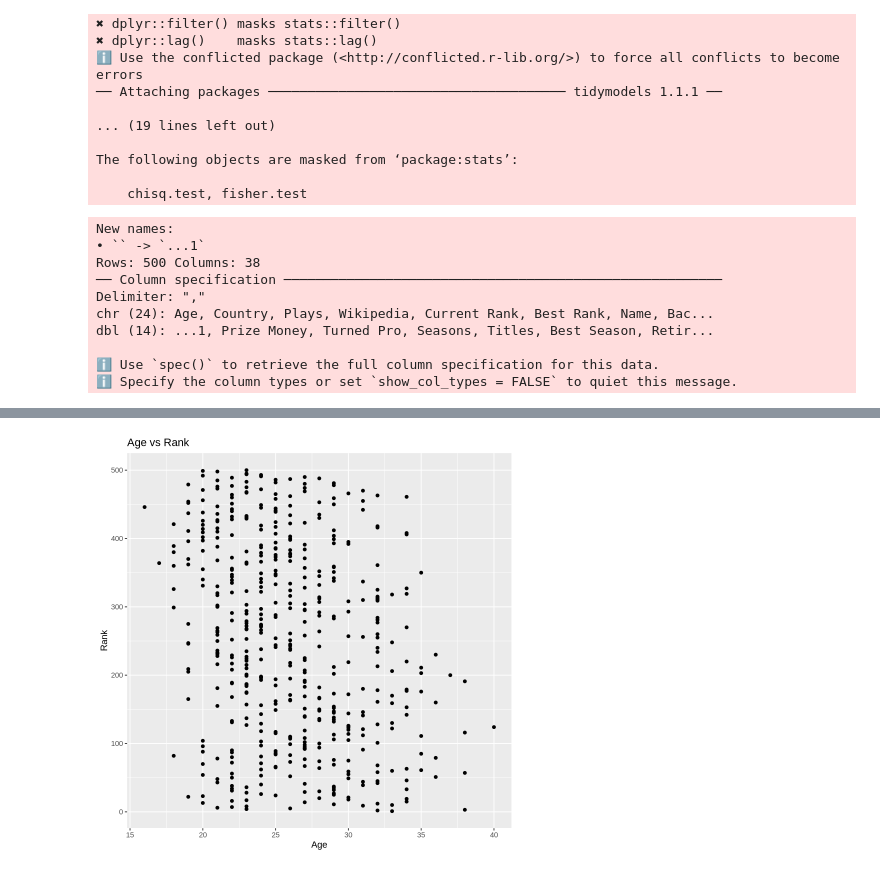
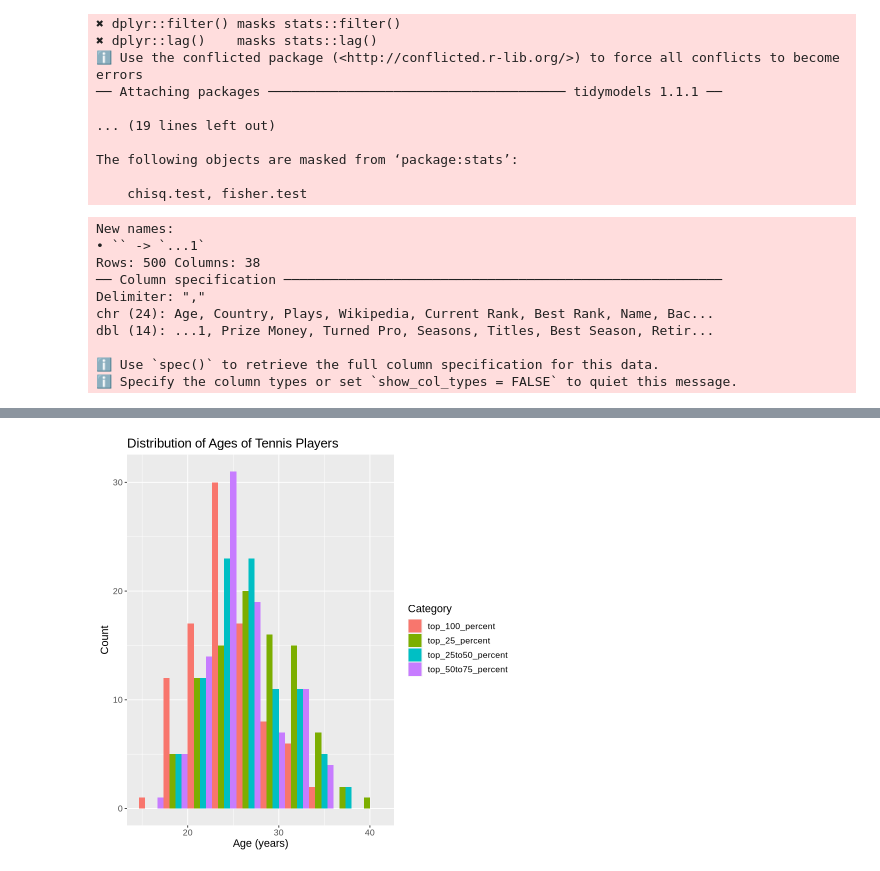
Before and after one commit to sahartoussi/DSCI100-Group-8-Project, a Jupyter notebook: group project.ipynb, the cells around one changed output, grey strips where cells are left out. Drawn from its saved outputs; the diff is of its cells as text; code cells hidden in the pictures.

Commit message:
Added new graphs + summary table + text from google doc

```diff
--- a/group project.ipynb
+++ b/group project.ipynb
@@ -25,6 +44,7 @@ The following objects are masked from ‘package:stats’:
 # %%
 tennis_data <- read_csv("Data/player_stats.csv", skip = 1)
 
+# loading in data
 tennis_df <- tennis_data |>
     clean_names() |>
     select(age, current_rank, prize_money, height, seasons) |>
@@ -46,31 +66,28 @@ tennis_df <- tennis_data |>
 means <- tennis_df |>
             select(age:seasons) |>
             map_dfr(mean, na.rm = TRUE)
-means
 
 tennis_df <- tennis_df |>
-                replace_na(list(age = 25.96794,
-                                prize_money = 3416440,
-                                height_cm = 185.7913,
-                                seasons = 6.494652)) |>
+        replace_na(list(age = 25.96794,
+                        prize_money = 3416440,
+                        height_cm = 185.7913,
+                        seasons = 6.494652)) |>
     arrange(rank)
-
 
 
 rank_quantile <- tennis_df |>
     select(rank) |>
     quantile(probs = c(0.25, 0.5, 0.75), na.rm = TRUE)
-rank_quantile
 
+# tidying data
 category_columns <- tennis_df |>
-    mutate(category_1 = rank < 125.5) |>
-    mutate(category_2 = 125.5 < rank & rank < 249) |>
-    mutate(category_3 = 249 < rank & rank < 372.5) |>
-    mutate(category_4 = 372.5 < rank)
-
+    mutate(top_25_percent = rank < 125.5) |>
+    mutate(top_25to50_percent = 125.5 < rank & rank < 249) |>
+    mutate(top_50to75_percent = 249 < rank & rank < 372.5) |>
+    mutate(top_100_percent = 372.5 < rank)
 
 tennis_df_longer <- category_columns |>
-    pivot_longer(cols = category_1:category_4,
+    pivot_longer(cols = top_25_percent:top_100_percent,
                  names_to = "category",
                  values_to = "status") |>
     filter(status == "TRUE") |>
@@ -78,10 +95,71 @@ tennis_df_longer <- category_columns |>
     drop_na()
 tennis_df_longer
 
+# splitting data
 tennis_split <- initial_split(tennis_df_longer, prop = 0.75, strata = category)
 tennis_train <- training(tennis_split)
 tennis_test <- testing(tennis_split)
 
+# summary table
+tennis_train_dbl <- tennis_train |>
+    mutate(age = as.numeric(age)) |>
+    mutate(prize_money = as.numeric(prize_money)) |>
+    mutate(height_cm = as.numeric(height_cm)) |>
+    mutate(seasons = as.numeric(seasons))
+
+summary_table <- tennis_train_dbl |>
+    select(age:seasons) |>
+    map_dfr(mean, na.rm = TRUE) |>
+    rename(mean_age = age,
+          mean_prize_money = prize_money,
+          mean_height_cm = height_cm,
+          mean_seasons = seasons)
+summary_table
+
+# data visualizations
+tennis_viz_histo_age <- tennis_train |>
+    ggplot(aes(x = age, fill = category)) +
+    geom_histogram(position = "dodge", bins = 10) +
+    xlab("Age (years)") +
+    ylab("Count") +
+    ggtitle("Distribution of Ages of Tennis Players") +
+    labs(fill = "Category") +
+    theme(text = element_text(size=13))
+tennis_viz_histo_age
+
+tennis_viz_histo_height <- tennis_train |>
+    ggplot(aes(x = height_cm, fill = category)) +
+    geom_histogram(position = "dodge", bins = 10) +
+    xlab("Height (cm)") +
+    ylab("Count") +
+    ggtitle("Distribution of Heights of Tennis Players") +
+    labs(fill = "Category") +
+    theme(text = element_text(size=13))
+tennis_viz_histo_height
+
+tennis_viz_histo_prize <- tennis_train |>
+    ggplot(aes(x = prize_money, fill = category)) +
+    geom_histogram(position = "dodge", bins = 10) +
+    xlab("Prize Money (USD)") +
+    ylab("Count") +
+    ggtitle("Distribution of Prize Money of Tennis Players") +
+    labs(fill = "Category") +
+    theme(text = element_text(size=13))
+tennis_viz_histo_prize
+
+tennis_viz_histo_seasons <- tennis_train |>
+    ggplot(aes(x = seasons, fill = category)) +
+    geom_histogram(position = "dodge", bins = 10) +
+    xlab("Seasons Played") +
+    ylab("Count") +
+    ggtitle("Distribution of Seasons Played of Tennis Players") +
+    labs(fill = "Category") +
+    theme(text = element_text(size=13))
+tennis_viz_histo_seasons
+
+
+#scatter plots -> keep?
+#====================================================================
 tennis_viz_age <- ggplot(tennis_df_longer, (aes(x = age, y = rank))) +
                   geom_point() +
                   labs(x = "Age", y = "Rank", title = "Age vs Rank")
@@ -140 +216 @@ A tibble: 494 × 6
-[figure, old version]
+[figure, new version]
```
Also changed, not shown: parts of 2 cells of this notebook.
